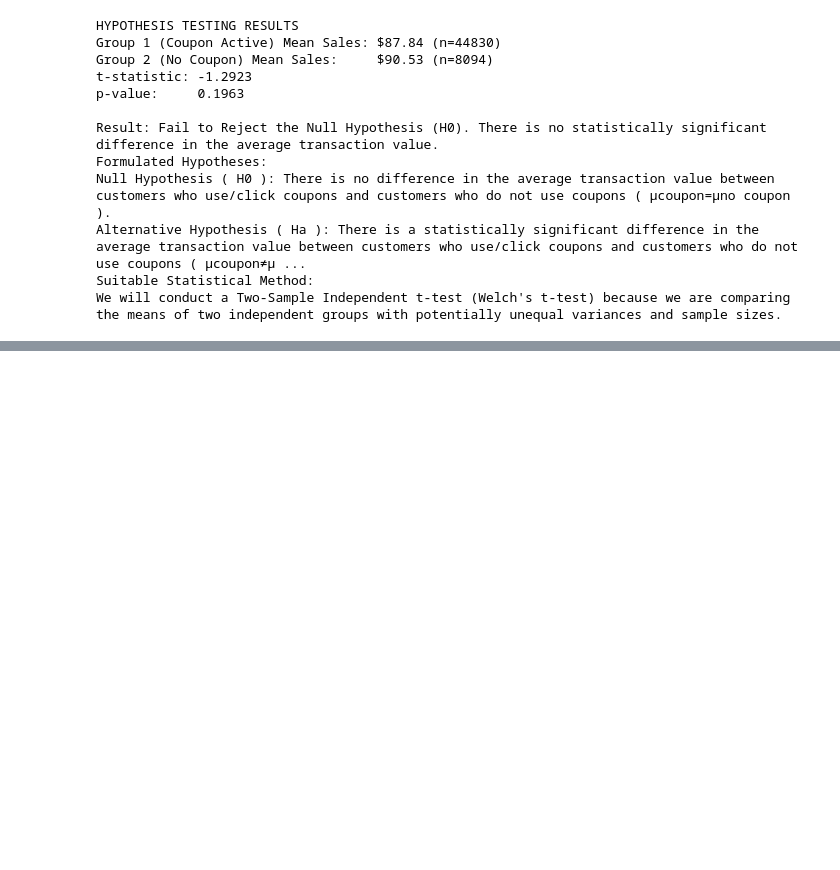
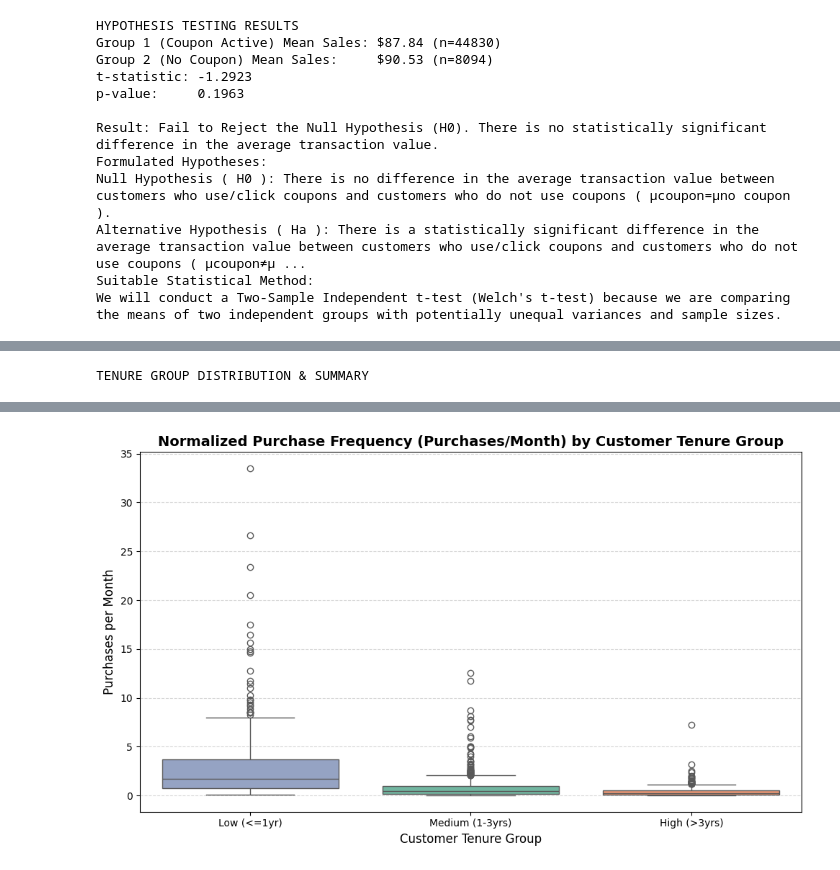
Before and after one commit to shridhar2k9/AI-ML, a Jupyter notebook: Untitled4.ipynb, the cells around one changed output, grey strips where cells are left out. Drawn from its saved outputs; the diff is of its cells as text; code cells hidden in the pictures; blank space fills up the shorter version.

```diff
--- a/Untitled4.ipynb
+++ b/Untitled4.ipynb
@@ -1529,0 +1617,77 @@ We will conduct a Two-Sample Independent t-test (Welch's t-test) because we are
+# %%
+import pandas as pd
+import numpy as np
+from scipy import stats
+import matplotlib.pyplot as plt
+import seaborn as sns
+
+# 1. Aggregate transactional data to get total purchase frequency (Order_Count) per customer
+customer_orders = online_sales_data.groupby('CustomerID').agg(
+    Order_Count=('Transaction_ID', 'nunique')
+).reset_index()
+
+# 2. Merge with customer demographics (which contains Tenure_Months)
+merged_tenure = pd.merge(customer_orders, customer_data[['CustomerID', 'Tenure_Months', 'Location', 'Gender']], on='CustomerID', how='inner')
+
+# 3. Normalize purchase frequency by tenure (Purchases per Month)
+# To avoid division by zero, we ensure tenure is at least 1
+merged_tenure['Tenure_Months_Safe'] = merged_tenure['Tenure_Months'].clip(lower=1)
+merged_tenure['Purchases_Per_Month'] = merged_tenure['Order_Count'] / merged_tenure['Tenure_Months_Safe']
+
+# 4. Create bins for tenure (Low: 1-12 months, Medium: 13-36 months, High: 37+ months)
+def assign_tenure_bin(months):
+    if months <= 12:
+        return 'Low (<=1yr)'
+    elif months <= 36:
+        return 'Medium (1-3yrs)'
+    else:
+        return 'High (>3yrs)'
+
+merged_tenure['Tenure_Group'] = merged_tenure['Tenure_Months'].apply(assign_tenure_bin)
+
+# 5. Summarize the data across tenure groups
+summary_stats = merged_tenure.groupby('Tenure_Group').agg(
+    Customer_Count=('CustomerID', 'count'),
+    Avg_Tenure_Months=('Tenure_Months', 'mean'),
+    Avg_Order_Count=('Order_Count', 'mean'),
+    Avg_Purchases_Per_Month=('Purchases_Per_Month', 'mean')
+).reindex(['Low (<=1yr)', 'Medium (1-3yrs)', 'High (>3yrs)']).round(2)
+
+print("TENURE GROUP DISTRIBUTION & SUMMARY")
+display(summary_stats)
+
+# 6. Statistical Test: One-Way ANOVA comparing Purchases_Per_Month among the three groups
+groups = [
+    merged_tenure[merged_tenure['Tenure_Group'] == 'Low (<=1yr)']['Purchases_Per_Month'],
+    merged_tenure[merged_tenure['Tenure_Group'] == 'Medium (1-3yrs)']['Purchases_Per_Month'],
+    merged_tenure[merged_tenure['Tenure_Group'] == 'High (>3yrs)']['Purchases_Per_Month']
+]
+
+f_stat, p_val = stats.f_oneway(*groups)
+print("STATISTICAL TEST: ONE-WAY ANOVA (TENURE GROUP VS. PURCHASES PER MONTH)")
+print(f"F-statistic: {f_stat:.4f}")
+print(f"p-value:     {p_val:.4e}")
+if p_val < 0.05:
+    print("Result: Reject H0. Customer tenure significantly impacts normalized purchase frequency.")
+else:
+    print("Result: Fail to Reject H0. No statistically significant difference in normalized purchase frequency across tenure groups.")
+
+# 7. Visualization of distributions
+plt.figure(figsize=(10, 6))
+sns.boxplot(
+    data=merged_tenure,
+    x='Tenure_Group',
+    y='Purchases_Per_Month',
+    order=['Low (<=1yr)', 'Medium (1-3yrs)', 'High (>3yrs)'],
+    palette='Set2',
+    hue='Tenure_Group',
+    legend=False
+)
+plt.title('Normalized Purchase Frequency (Purchases/Month) by Customer Tenure Group', fontsize=14, fontweight='bold')
+plt.xlabel('Customer Tenure Group', fontsize=12)
+plt.ylabel('Purchases per Month', fontsize=12)
+plt.grid(axis='y', linestyle='--', alpha=0.5)
+plt.tight_layout()
+plt.show()
+# %% [output]
+TENURE GROUP DISTRIBUTION & SUMMARY
@@ -1529,0 +1703 @@ We will conduct a Two-Sample Independent t-test (Welch's t-test) because we are
+[figure, added]
```
Also changed, not shown: parts of 11 cells of this notebook.
